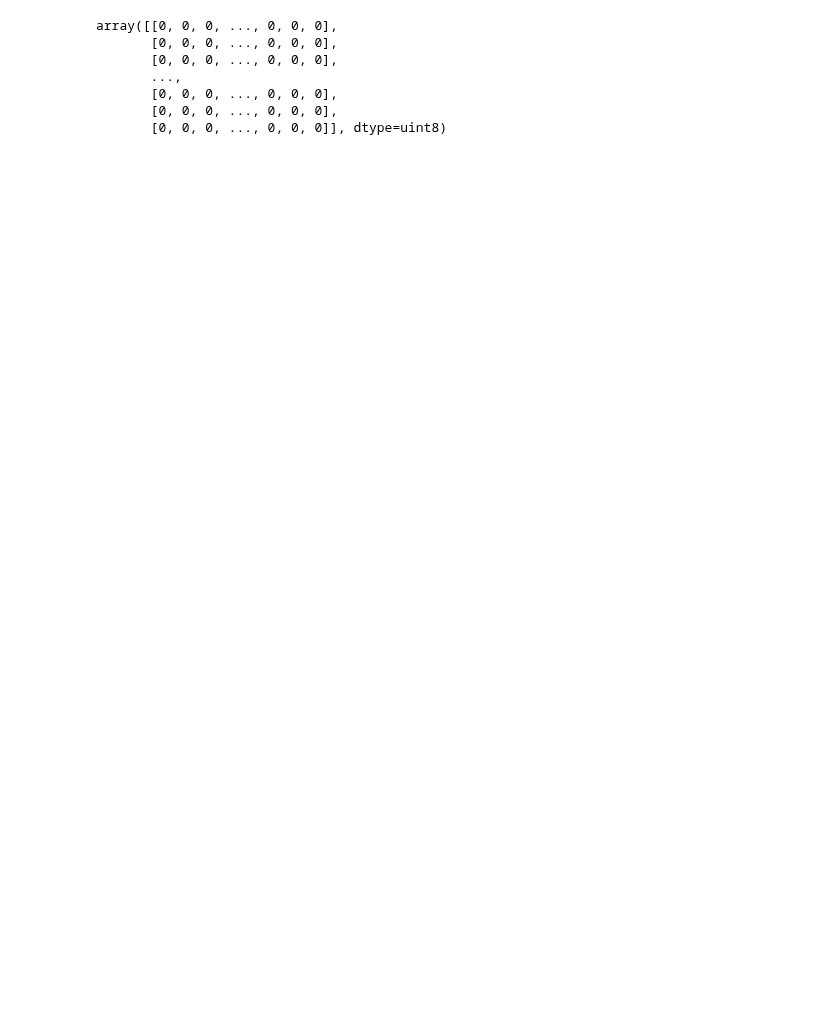
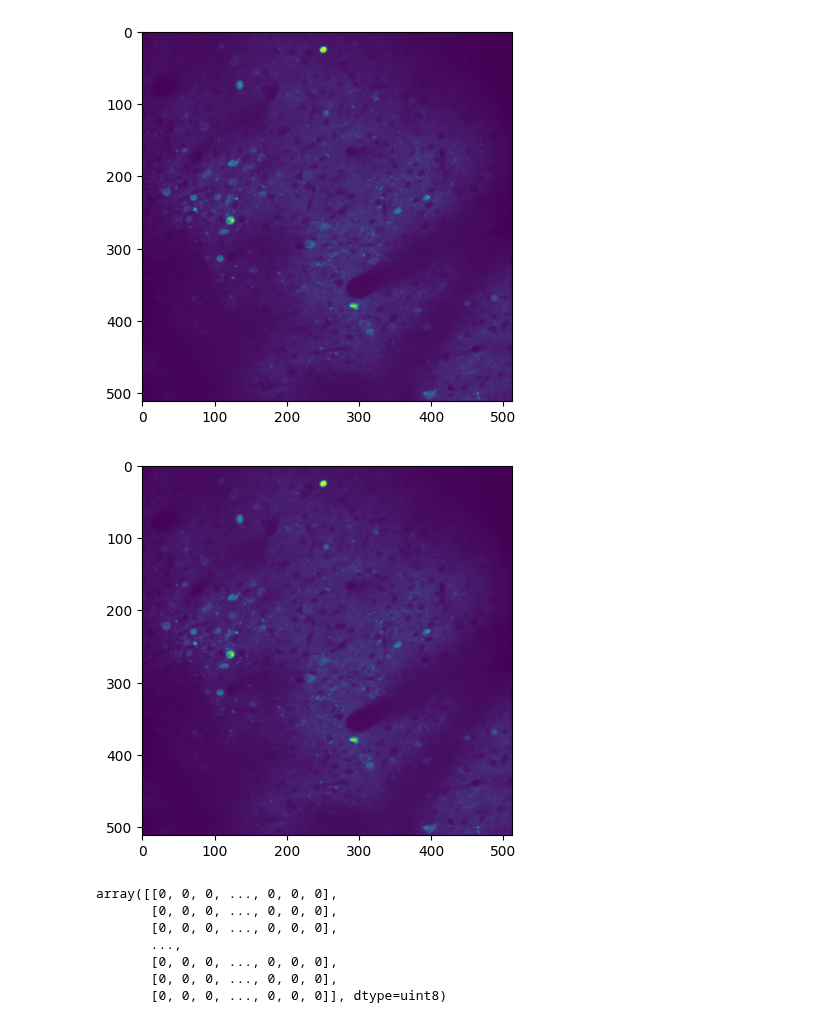
Before and after one commit to dhino2000/optic, a Jupyter notebook: notebook/Suite2pROITrackingGUI_ver02.ipynb, the cells around one changed output. Drawn from its saved outputs; the diff is of its cells as text; code cells hidden in the pictures; blank space fills up the shorter version.

```diff
--- a/notebook/Suite2pROITrackingGUI_ver02.ipynb
+++ b/notebook/Suite2pROITrackingGUI_ver02.ipynb
@@ -239,7 +239,8 @@ class Suite2pROITrackingGUI(QMainWindow):
             f"elastix_config",
             f"elastix_run",
             f"show_roi_match",
-            f"show_reg_result",
+            f"show_reg_im_bg",
+            f"show_reg_im_roi",
         )
         return layout
 
@@ -398,6 +399,18 @@ class Suite2pROITrackingGUI(QMainWindow):
                     channel=channel,
                 )
 
+        # Show registered background image
+        bindFuncCheckboxShowRegisteredBGImage(
+            q_checkbox=self.widget_manager.dict_checkbox['show_reg_im_bg'],
+            view_controls=self.control_manager.view_controls
+        )
+
+        # Show registered ROI image
+        bindFuncCheckboxShowRegisteredROIImage(
+            q_checkbox=self.widget_manager.dict_checkbox['show_reg_im_roi'],
+            view_controls=self.control_manager.view_controls
+        )
+
         # Elastix Run
         bindFuncButtonRunElastixForFall(
                 q_button=self.widget_manager.dict_button['elastix_run'],
@@ -446,3 +466,16 @@ gui.data_manager.dict_roi_coords["pri"][0]
+# %%
+im = gui.data_manager.dict_im_bg["pri"]["meanImg"]
+
+plt.imshow(im)
+plt.show()
+
+im = gui.data_manager.dict_im_bg_reg["pri"]["meanImg"]
+
+plt.imshow(im)
+plt.show()
+# %% [output]
+[figure, added]
+[figure, added]
 # %%
 gui.data_manager.dict_im_roi["pri"]["reg"]
 # %% [output]
```
Also changed, not shown: parts of 4 cells of this notebook, 6 other files.
